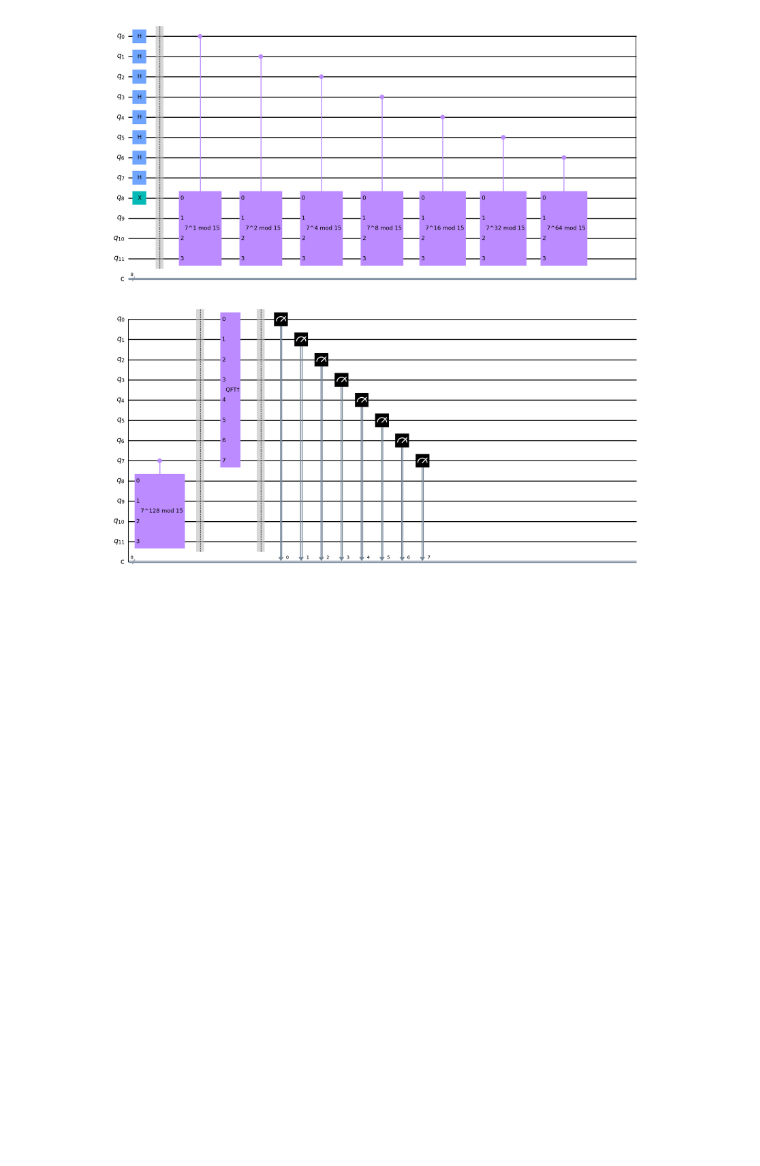
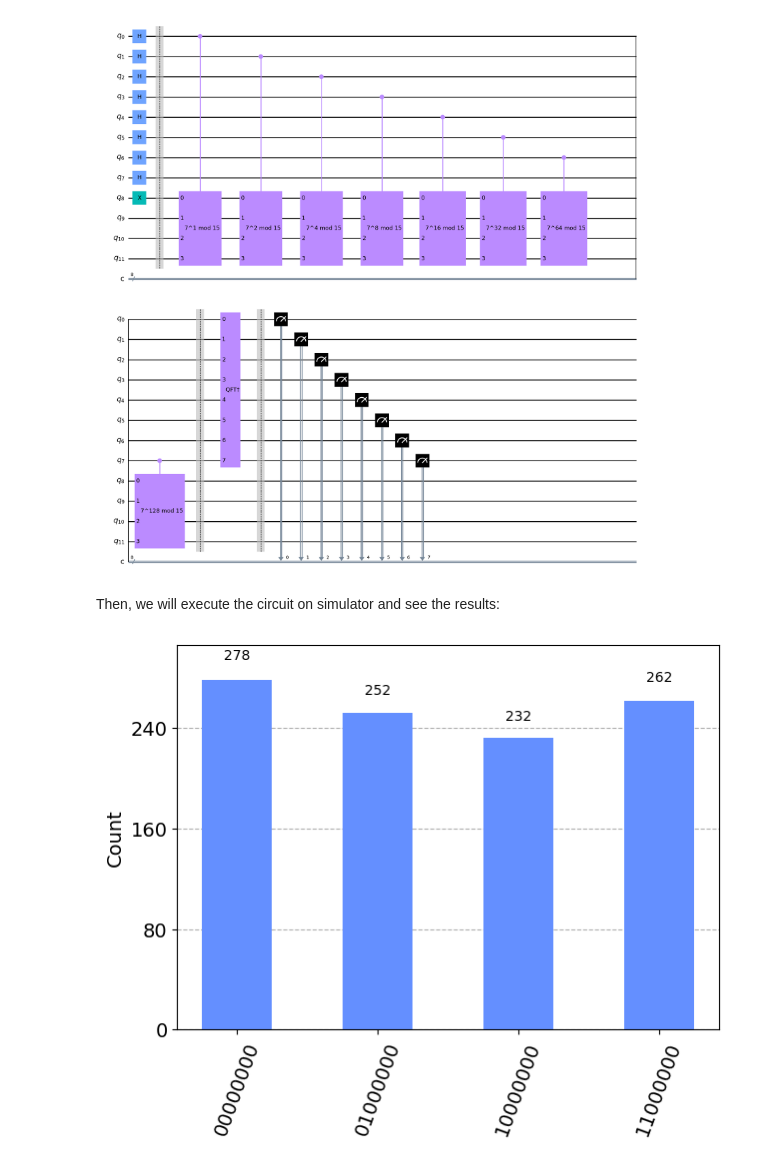
Before and after one commit to juankaUAB/Quantum-Algorithms, a Jupyter notebook: ShorAlgorithm.ipynb, the cells around one changed output. Saved outputs shown, nothing was run; the diff lists cells and outputs as text; code cells hidden in the pictures; blank space fills up the shorter version.

```diff
--- a/ShorAlgorithm.ipynb
+++ b/ShorAlgorithm.ipynb
@@ -121,3 +121,13 @@ algorithm.measure([0,1,2,3,4,5,6,7], [0,1,2,3,4,5,6,7])
 algorithm.draw(output='mpl')
 # %% [output]
 [figure]
+# %% [markdown]
+Then, we will execute the circuit on simulator and see the results:
+# %%
+simulator = Aer.get_backend('aer_simulator')
+t_qc = transpile(algorithm, simulator)
+qobj = assemble(t_qc)
+histogram = simulator.run(qobj).result().get_counts()
+plot_histogram(histogram)
+# %% [output]
+[figure, added]
```
Also changed, not shown: parts of 2 cells of this notebook.
